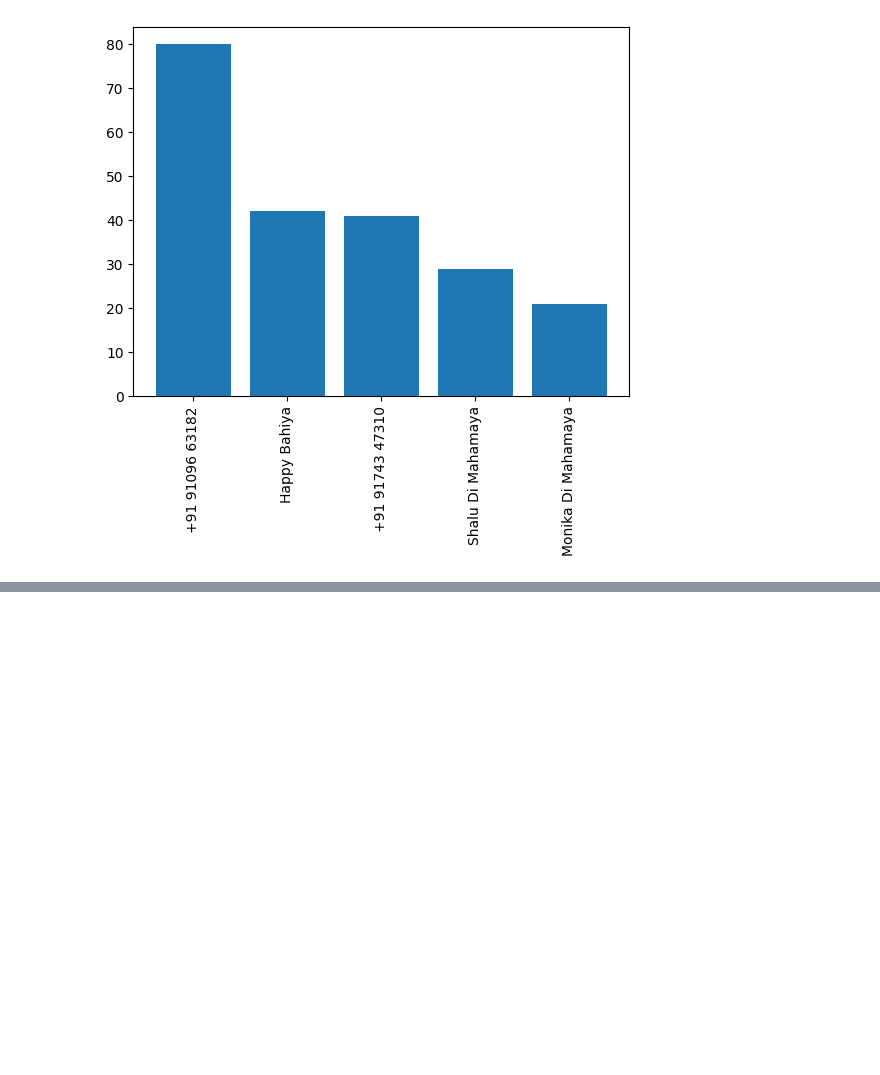
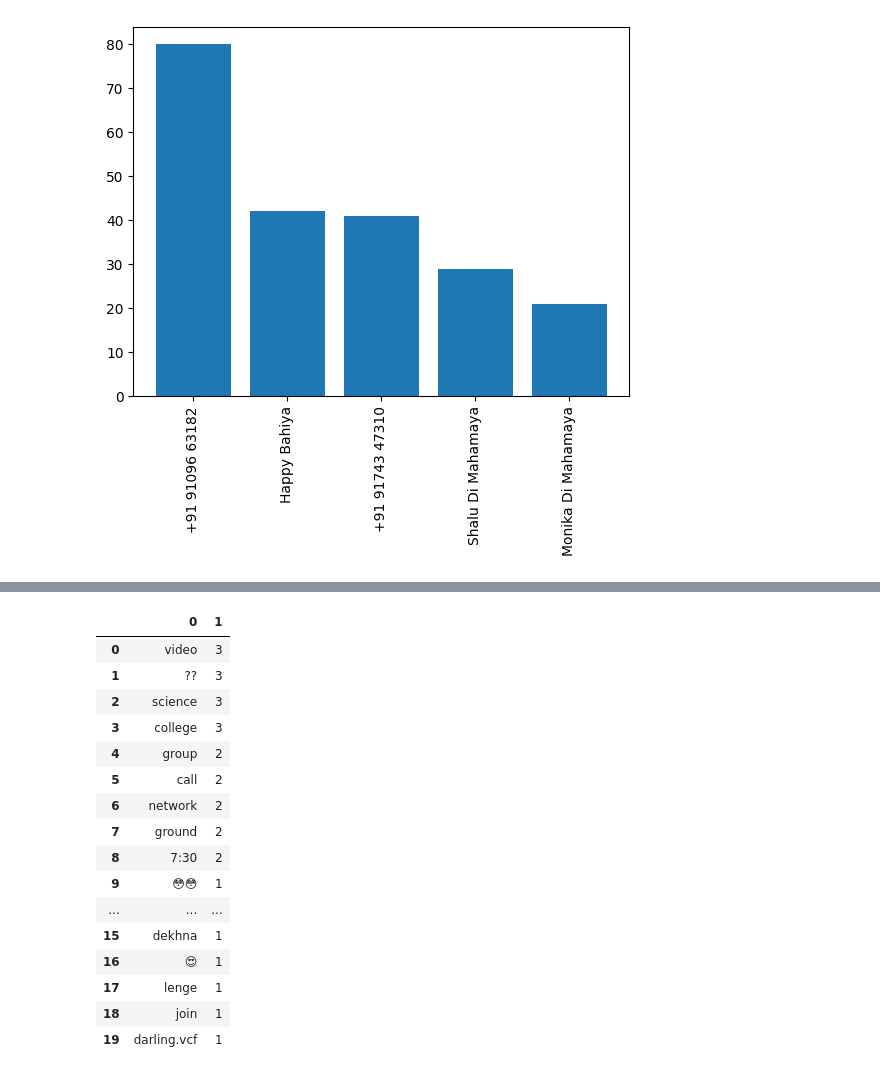
Before and after one commit to kuzum09/ConvoAnalytics, a Jupyter notebook: chat.ipynb, the cells around one changed output, grey strips where cells are left out. Drawn from its saved outputs; the diff is of its cells as text; code cells hidden in the pictures; blank space fills up the shorter version.

```diff
--- a/chat.ipynb
+++ b/chat.ipynb
@@ -165,0 +180,33 @@ plt.xticks(rotation="vertical" )
+# %%
+temp=df[df['user']!='group_notification']
+temp=temp[temp['message']!= '<Media omitted>\n']
+# %%
+f=open('stop_hinglish.txt','r')
+stop_words=f.read()
+# %%
+words=[]
+for message in temp['message']:
+    for word in message.lower().split():
+        if word not in stop_words:
+            words.append(word)
+# %%
+from collections import Counter
+pd.DataFrame(Counter(words).most_common(20))
+# %% [output]
+|  | 0 | 1 |
+| 0 | video | 3 |
+| 1 | ?? | 3 |
+| 2 | science | 3 |
+| 3 | college | 3 |
+| 4 | group | 2 |
+| 5 | call | 2 |
+| 6 | network | 2 |
+| 7 | ground | 2 |
+| 8 | 7:30 | 2 |
+| 9 | 😳😳 | 1 |
+| ... | ... | ... |
+| 15 | dekhna | 1 |
+| 16 | 😍 | 1 |
+| 17 | lenge | 1 |
+| 18 | join | 1 |
+| 19 | darling.vcf | 1 |
```
Also changed, not shown: parts of 10 cells of this notebook, 4 other files.
